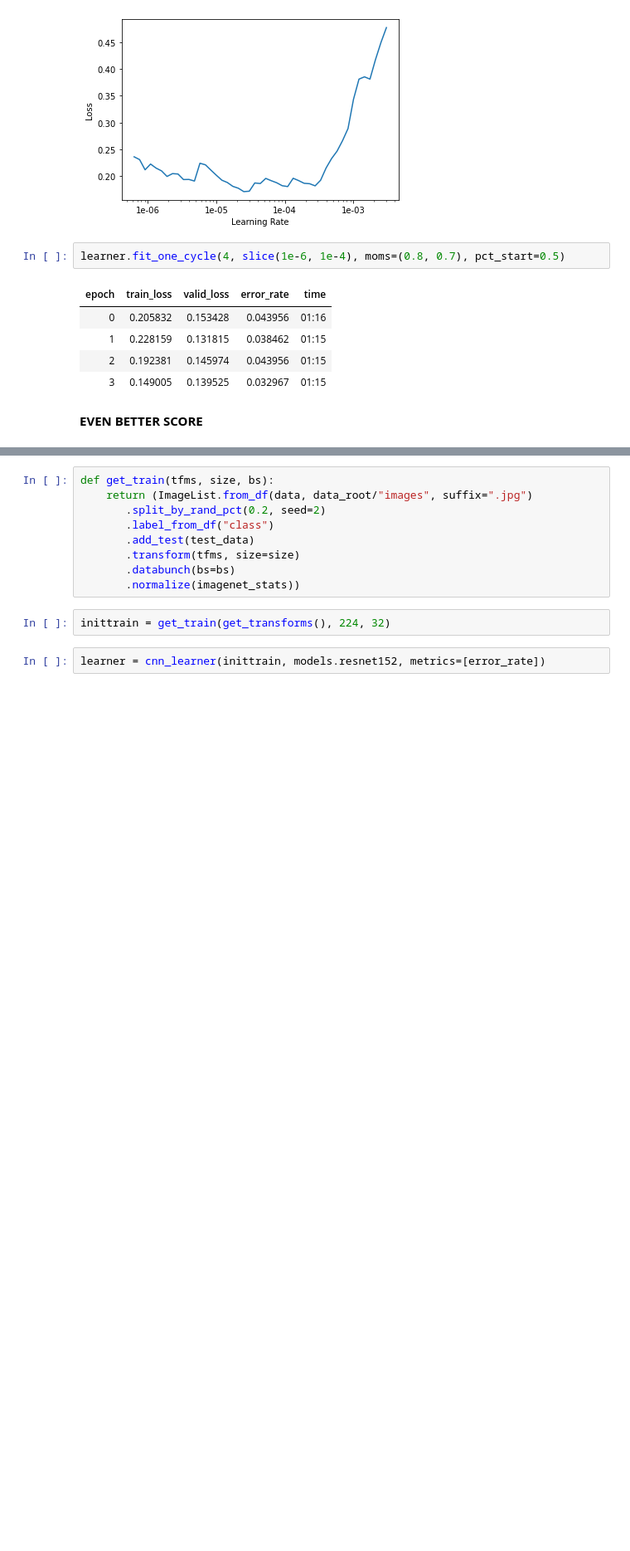
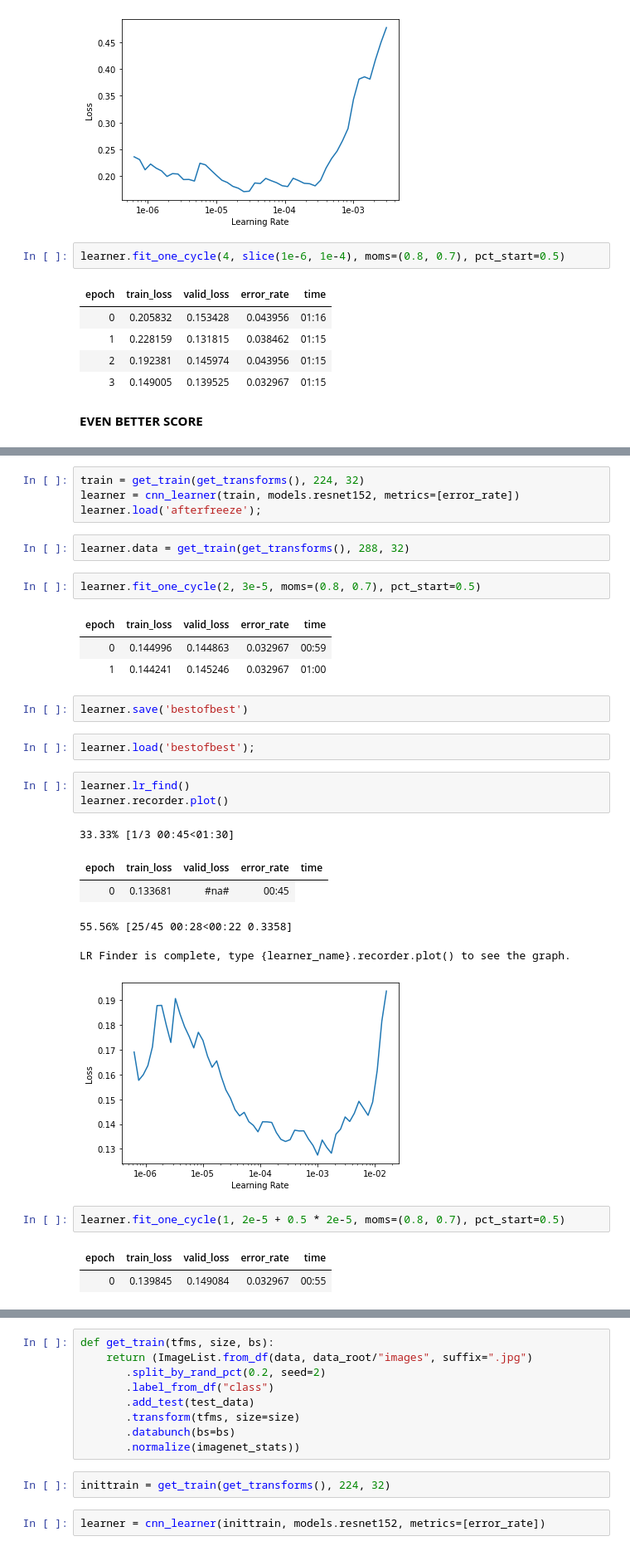
Before and after one commit to vitsalis/kaggle, a Jupyter notebook: FGVC7/solution.ipynb, the cells around one changed output, grey strips where cells are left out. Shown: that part at 83% size. Cells and saved outputs as stored; diff of their text form; blank space fills up the shorter version.

```diff
--- a/FGVC7/solution.ipynb
+++ b/FGVC7/solution.ipynb
@@ -1049,0 +1062,31 @@ Let's try to work with transformations. Below I will only use the best params I
+# %%
+train = get_train(get_transforms(), 224, 32)
+learner = cnn_learner(train, models.resnet152, metrics=[error_rate])
+learner.load('afterfreeze');
+# %%
+learner.data = get_train(get_transforms(), 288, 32)
+# %%
+learner.fit_one_cycle(2, 3e-5, moms=(0.8, 0.7), pct_start=0.5)
+# %% [output]
+| epoch | train_loss | valid_loss | error_rate | time |
+| 0 | 0.144996 | 0.144863 | 0.032967 | 00:59 |
+| 1 | 0.144241 | 0.145246 | 0.032967 | 01:00 |
+# %%
+learner.save('bestofbest')
+# %%
+learner.load('bestofbest');
+# %%
+learner.lr_find()
+learner.recorder.plot()
+# %% [output]
+33.33% [1/3 00:45<01:30]
+| epoch | train_loss | valid_loss | error_rate | time |
+| 0 | 0.133681 | #na# | 00:45 |
+55.56% [25/45 00:28<00:22 0.3358]
+LR Finder is complete, type {learner_name}.recorder.plot() to see the graph.
+[figure, added]
+# %%
+learner.fit_one_cycle(1, 2e-5 + 0.5 * 2e-5, moms=(0.8, 0.7), pct_start=0.5)
+# %% [output]
+| epoch | train_loss | valid_loss | error_rate | time |
+| 0 | 0.139845 | 0.149084 | 0.032967 | 00:55 |
```
Also changed, not shown: parts of 58 cells of this notebook.
